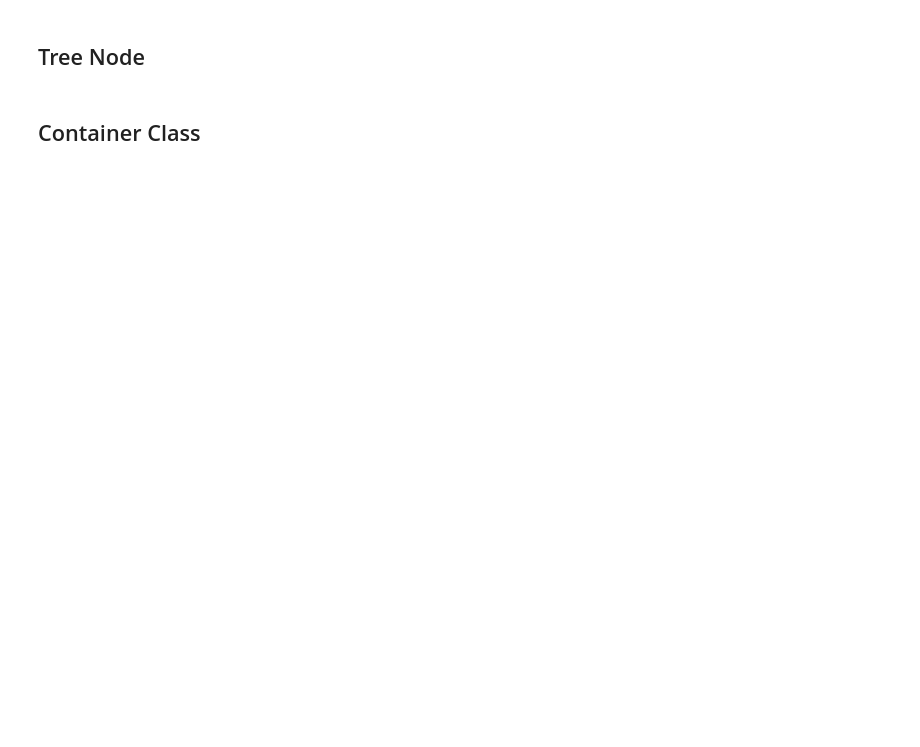
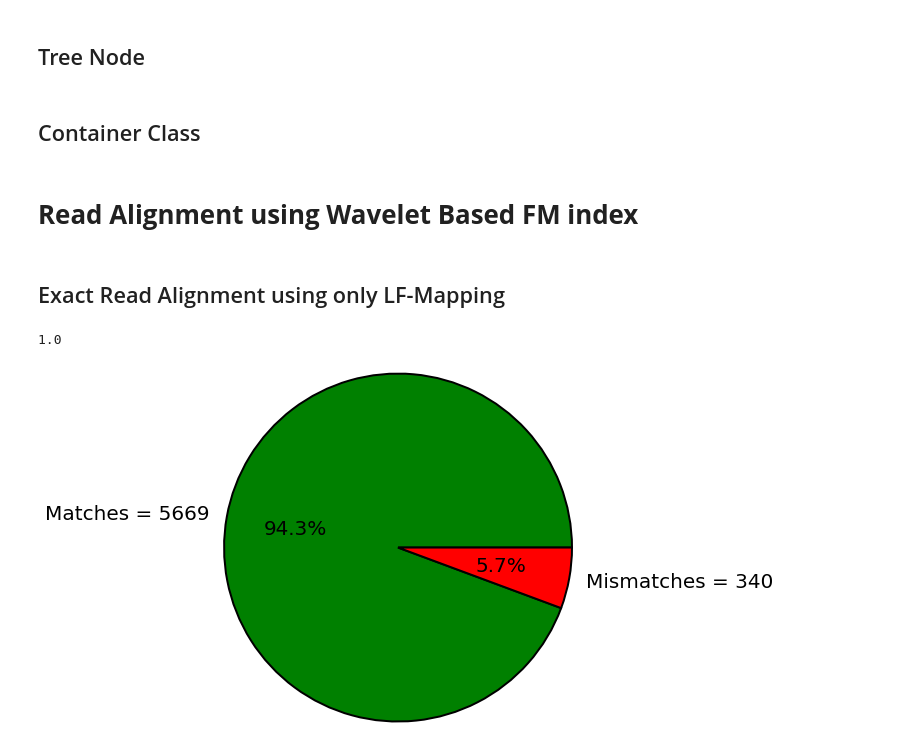
Before and after one commit to IndranilPaul99/Read_alignment, a Jupyter notebook: Bioinformatics_2022_CSE_C.ipynb, the cells around one changed output. Cells and saved outputs as stored; diff of their text form; code cells hidden in the pictures; blank space fills up the shorter version.

```diff
--- a/Bioinformatics_2022_CSE_C.ipynb
+++ b/Bioinformatics_2022_CSE_C.ipynb
@@ -486,23 +489,2 @@ plt.show()
 # %% [markdown]
 ## Tree Node
-# %%
-class Partition :
-
-    def __init__( self , char_set , bitvector ) :
-        self.child = [ None , None ]
-        self.char_set = char_set
-        self.bitvector = bitvector
-        self.rank = [ 0 ]
-        self.generate_Rank()
-
-    def generate_Rank( self ) :
-        temp = 0
-        for bit in self.bitvector :
-            if bit == "1" :
-                temp += 1
-            self.rank.append( temp )
-
-    def get_Rank( self , bit , offset ) :
-        if bit == "1" :
-            return self.rank[ offset ]
-        return offset - self.rank[offset]
@@ -589,3 +640,31 @@ class Wavelet_Tree_BWT :
             offset = self.skip[ base ] + self.find_Rank( base , offset )
             index += 1
         return sfx
+
+    def match( self , read ) :
+        top = 0
+        bot = self.length
+        i = len( read ) - 1
+        while i >= 0 and top < bot :
+            base = read[ i ]
+            top = self.skip[ base ] + self.find_Rank( base , top )
+            bot = self.skip[ base ] + self.find_Rank( base , bot )
+            i -= 1
+        return [ self.offsets[x] for x in range( top , bot) ]
+# %% [markdown]
+# **Read Alignment using Wavelet Based FM index**
+# %% [markdown]
+## Exact Read Alignment using only LF-Mapping
+# %%
+print(math.log2(2))
+
+bwt = Wavelet_Tree_BWT()
+values = exact_Read_alignment( bwt )
+mywedge = { "edgecolor" : "0" , "linewidth" : 2 , "linestyle" : "solid" , "antialiased" : True }
+mylabels = [ "Matches = " + str(values[0]) , "Mismatches = " + str(values[1]) ]
+mytext = {'fontsize': 20}
+plt.pie( values , labels = mylabels , colors = [ "green" , "red" ] , autopct="%1.1f%%" , wedgeprops = mywedge , radius = 2 , textprops = mytext )
+plt.show()
+# %% [output]
+1.0
+[figure, added]
```
Also changed, not shown: parts of 17 cells of this notebook.
